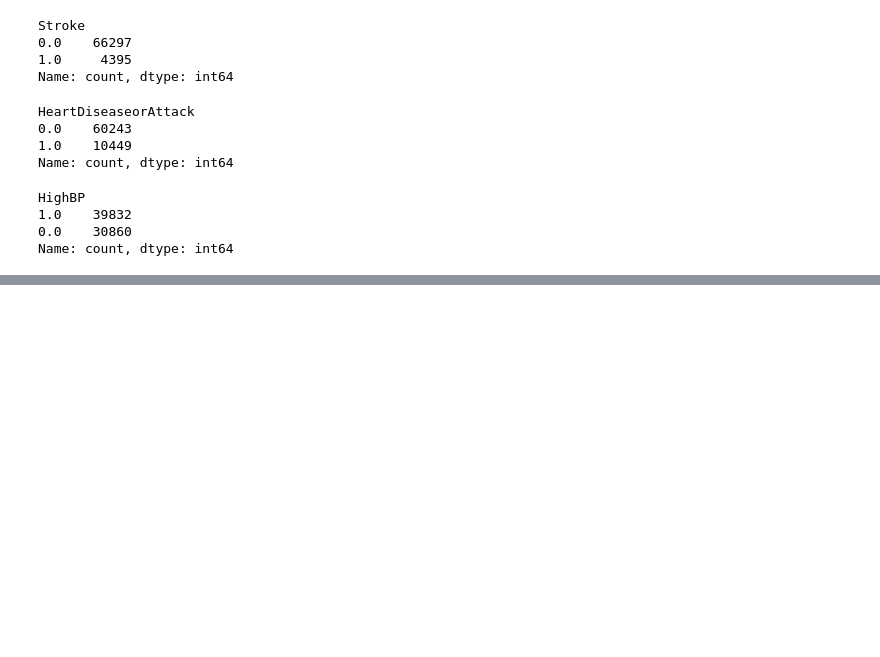
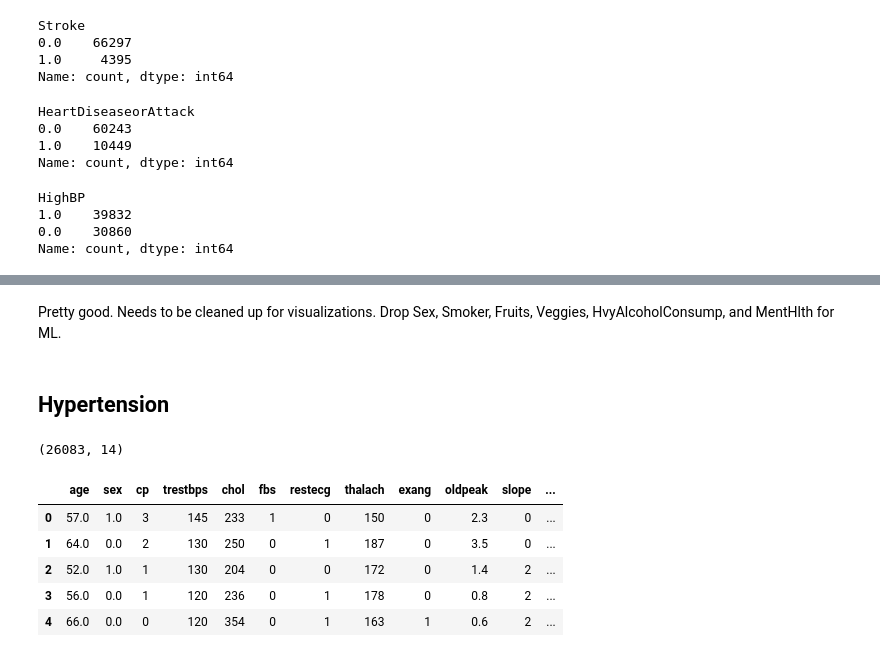
Before and after one commit to jwlosz/project-4-group-16, a Jupyter notebook: EDA.ipynb, the cells around one changed output, grey strips where cells are left out. Drawn from its saved outputs; the diff is of its cells as text; code cells hidden in the pictures; blank space fills up the shorter version.

```diff
--- a/EDA.ipynb
+++ b/EDA.ipynb
@@ -156,0 +210,4 @@ Name: count, dtype: int64
+# %% [markdown]
+Pretty good. Needs to be cleaned up for visualizations. Drop Sex, Smoker, Fruits, Veggies, HvyAlcoholConsump, and MentHlth for ML.
+# %% [markdown]
+## Hypertension
@@ -156,0 +216,11 @@ Name: count, dtype: int64
+# %%
+print(ht_df.shape)
+ht_df.head()
+# %% [output]
+(26083, 14)
+|  | age | sex | cp | trestbps | chol | fbs | restecg | thalach | exang | oldpeak | slope | ... |
+| 0 | 57.0 | 1.0 | 3 | 145 | 233 | 1 | 0 | 150 | 0 | 2.3 | 0 | ... |
+| 1 | 64.0 | 0.0 | 2 | 130 | 250 | 0 | 1 | 187 | 0 | 3.5 | 0 | ... |
+| 2 | 52.0 | 1.0 | 1 | 130 | 204 | 0 | 0 | 172 | 0 | 1.4 | 2 | ... |
+| 3 | 56.0 | 0.0 | 1 | 120 | 236 | 0 | 1 | 178 | 0 | 0.8 | 2 | ... |
+| 4 | 66.0 | 0.0 | 0 | 120 | 354 | 0 | 1 | 163 | 1 | 0.6 | 2 | ... |
```
Also changed, not shown: parts of 19 cells of this notebook, 5 other files.
